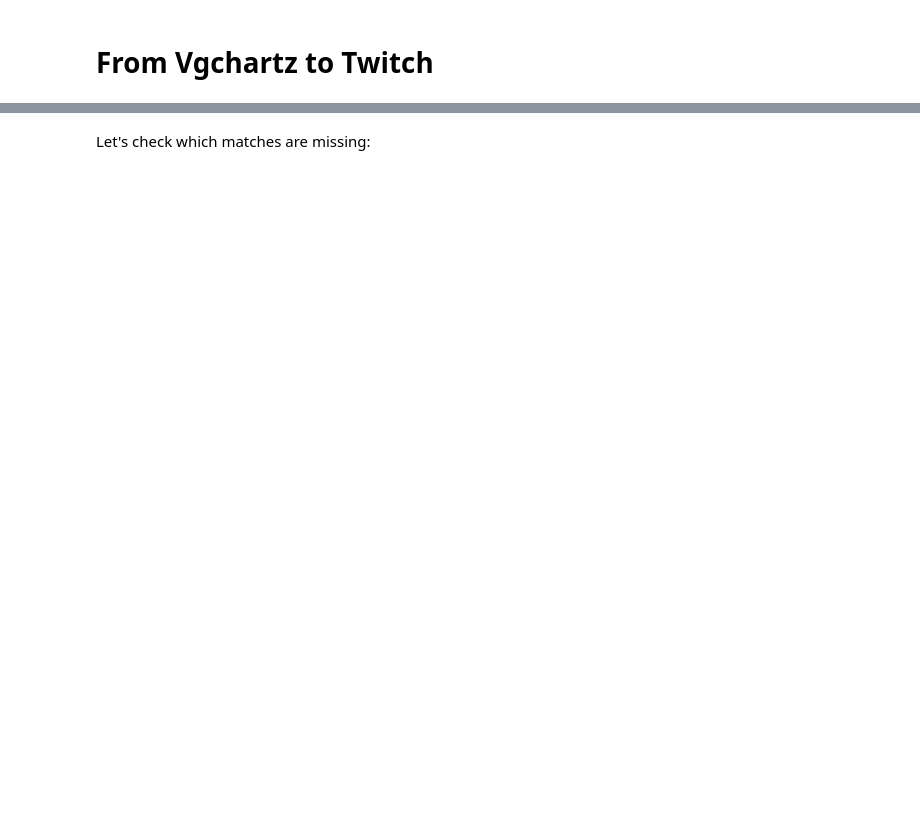
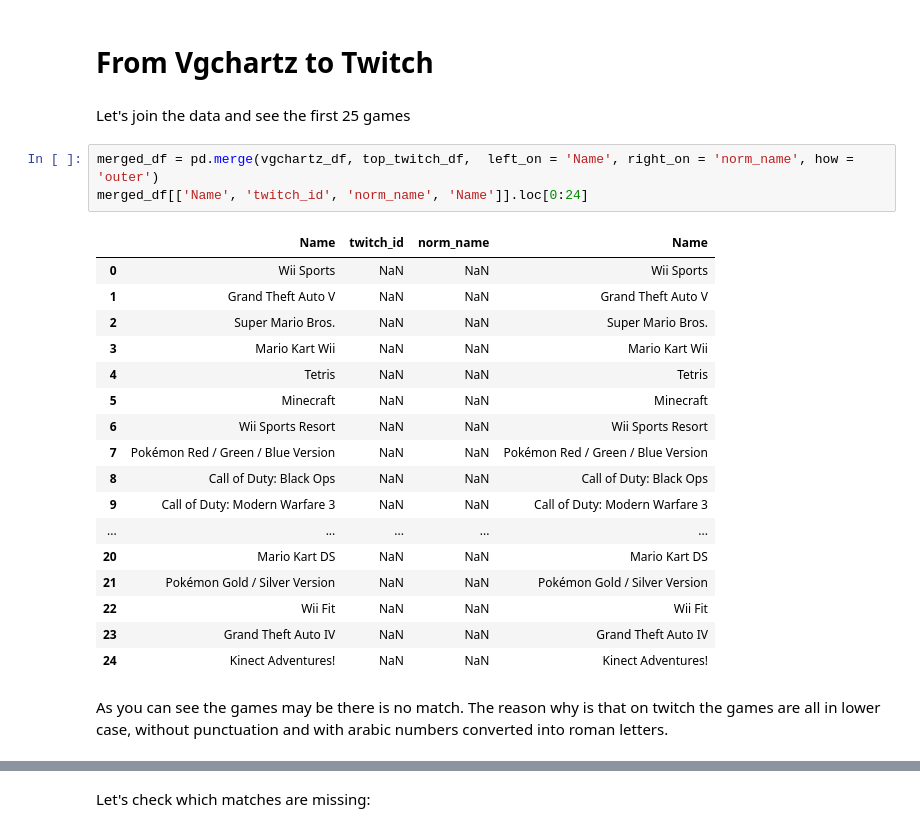
Before and after one commit to hechmik/videogames_buzz, a Jupyter notebook: notebooks/Games Selection-MongoDB.ipynb, the cells around one changed output, grey strips where cells are left out. Saved outputs shown, nothing was run; the diff lists cells and outputs as text; blank space fills up the shorter version.

```diff
--- a/notebooks/Games Selection-MongoDB.ipynb
+++ b/notebooks/Games Selection-MongoDB.ipynb
@@ -216,2 +191,27 @@ vgchartz_df.head(5)
 # %% [markdown]
 # From Vgchartz to Twitch
+# %% [markdown]
+Let's join the data and see the first 25 games
+# %%
+merged_df = pd.merge(vgchartz_df, top_twitch_df,  left_on = 'Name', right_on = 'norm_name', how = 'outer')
+merged_df[['Name', 'twitch_id', 'norm_name', 'Name']].loc[0:24]
+# %% [output]
+|  | Name | twitch_id | norm_name | Name |
+| 0 | Wii Sports | NaN | NaN | Wii Sports |
+| 1 | Grand Theft Auto V | NaN | NaN | Grand Theft Auto V |
+| 2 | Super Mario Bros. | NaN | NaN | Super Mario Bros. |
+| 3 | Mario Kart Wii | NaN | NaN | Mario Kart Wii |
+| 4 | Tetris | NaN | NaN | Tetris |
+| 5 | Minecraft | NaN | NaN | Minecraft |
+| 6 | Wii Sports Resort | NaN | NaN | Wii Sports Resort |
+| 7 | Pokémon Red / Green / Blue Version | NaN | NaN | Pokémon Red / Green / Blue Version |
+| 8 | Call of Duty: Black Ops | NaN | NaN | Call of Duty: Black Ops |
+| 9 | Call of Duty: Modern Warfare 3 | NaN | NaN | Call of Duty: Modern Warfare 3 |
+| ... | ... | ... | ... | ... |
+| 20 | Mario Kart DS | NaN | NaN | Mario Kart DS |
+| 21 | Pokémon Gold / Silver Version | NaN | NaN | Pokémon Gold / Silver Version |
+| 22 | Wii Fit | NaN | NaN | Wii Fit |
+| 23 | Grand Theft Auto IV | NaN | NaN | Grand Theft Auto IV |
+| 24 | Kinect Adventures! | NaN | NaN | Kinect Adventures! |
+# %% [markdown]
+As you can see the games may be there is no match. The reason why is that on twitch the games are all in lower case, without punctuation and with arabic numbers converted into roman letters.
```
Also changed, not shown: parts of 27 cells of this notebook.
